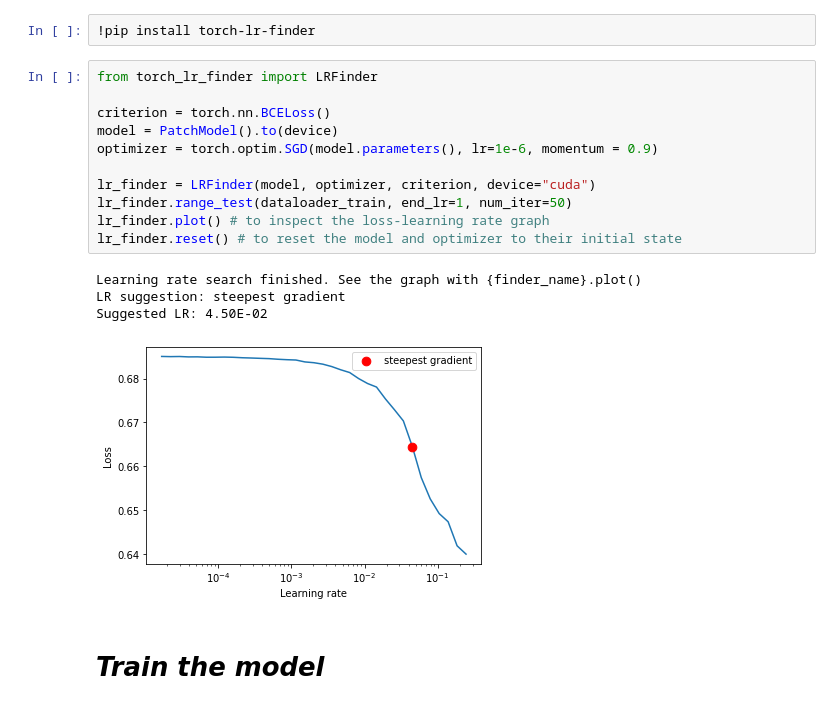
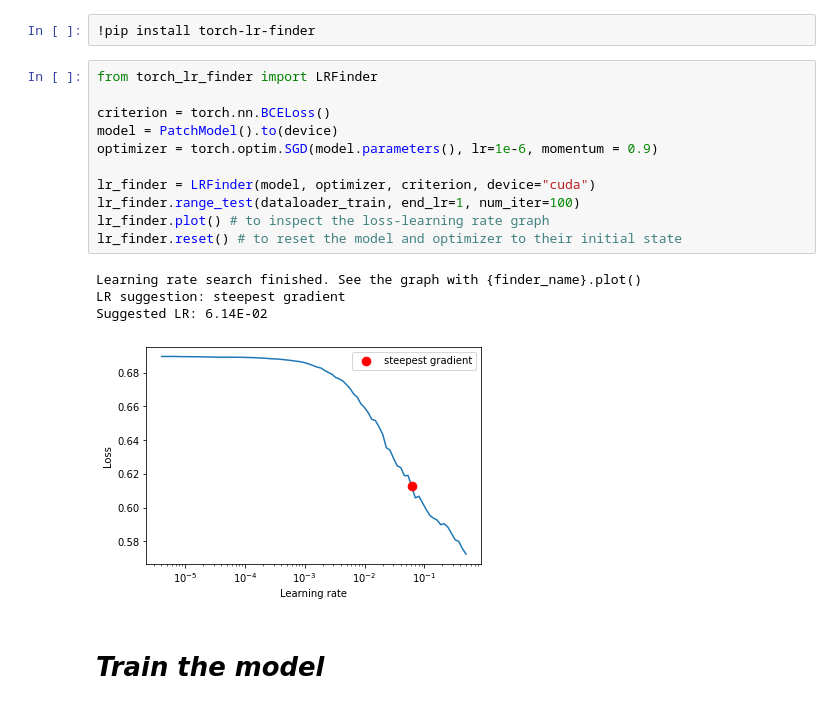
Before and after one commit to karimassi/road-segmentation, a Jupyter notebook: CNN.ipynb, the cells around one changed output. Cells and saved outputs as stored; diff of their text form.

Commit message:
LR finder and save all model state

```diff
--- a/CNN.ipynb
+++ b/CNN.ipynb
@@ -145,19 +145,19 @@ dataloader_test = torch.utils.data.DataLoader(
 # %%
 from torch_lr_finder import LRFinder
 
 criterion = torch.nn.BCELoss()
 model = PatchModel().to(device)
 optimizer = torch.optim.SGD(model.parameters(), lr=1e-6, momentum = 0.9)
 
 lr_finder = LRFinder(model, optimizer, criterion, device="cuda")
-lr_finder.range_test(dataloader_train, end_lr=1, num_iter=50)
+lr_finder.range_test(dataloader_train, end_lr=1, num_iter=100)
 lr_finder.plot() # to inspect the loss-learning rate graph
 lr_finder.reset() # to reset the model and optimizer to their initial state
 # %% [output]
 Learning rate search finished. See the graph with {finder_name}.plot()
 LR suggestion: steepest gradient
-Suggested LR: 4.50E-02
+Suggested LR: 6.14E-02
-[figure, old version]
+[figure, new version]
 # %% [markdown]
 # *Train the model*
 # %%
```
Also changed, not shown: parts of 5 cells of this notebook.
